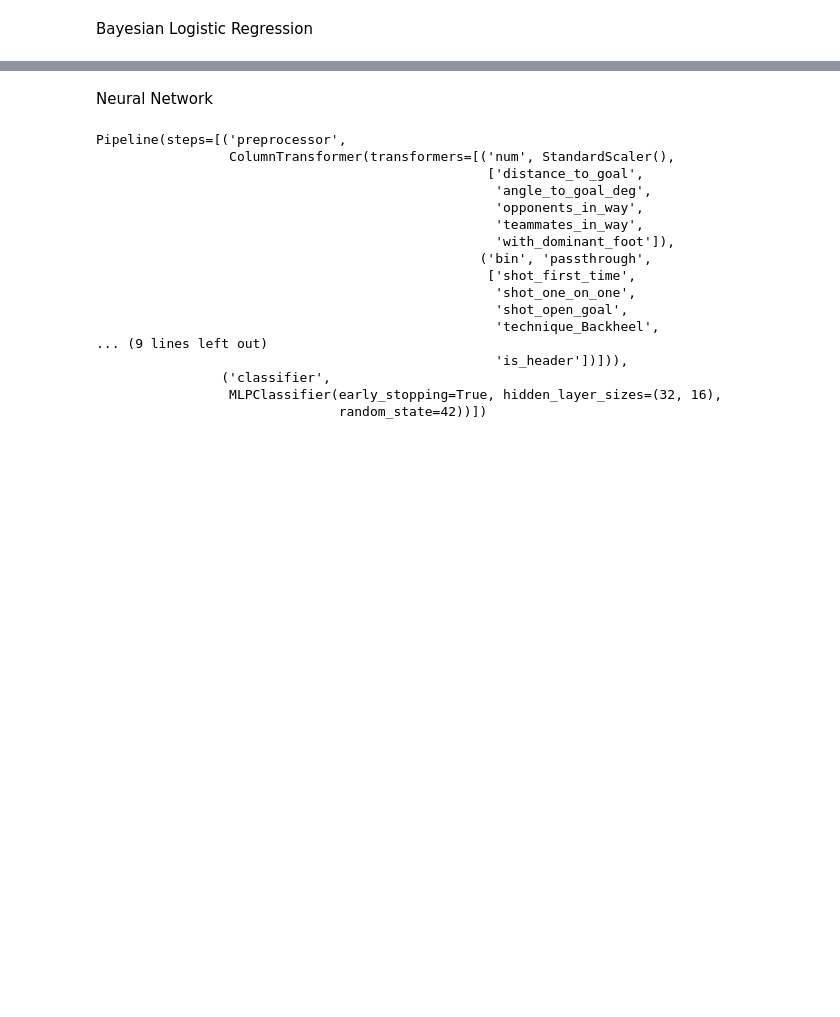
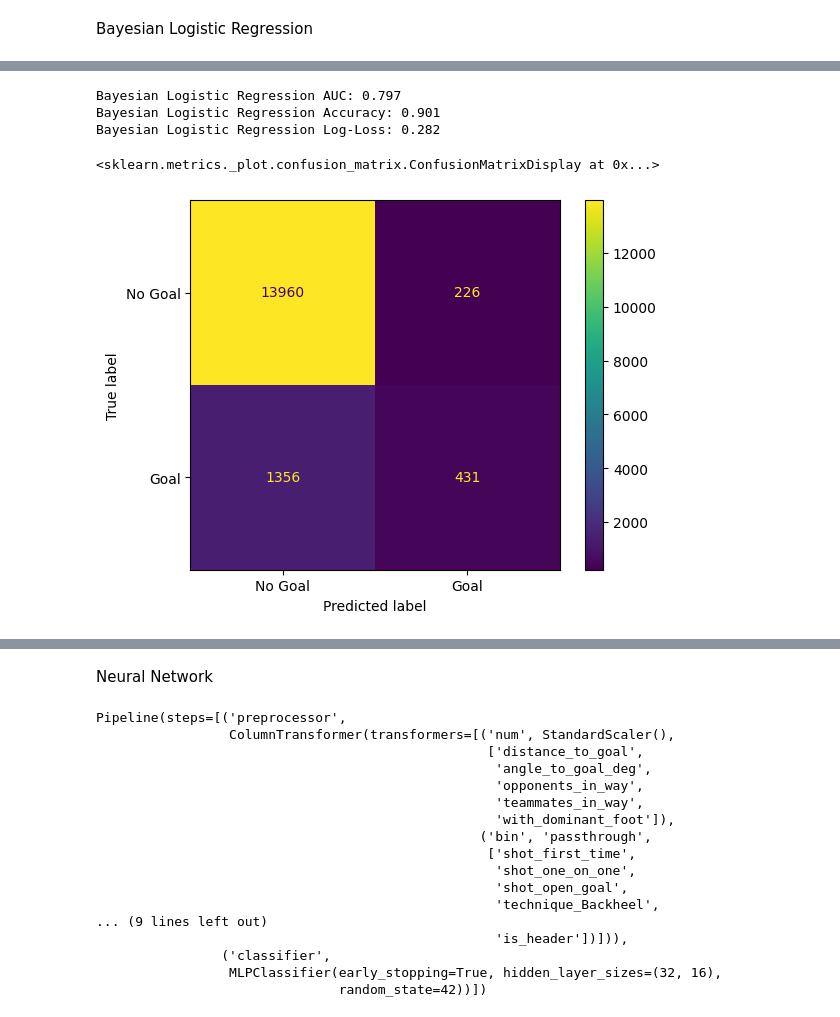
Before and after one commit to arne2204/Probabilistic-Machine-Learning_lecture-PROJECTS, a Jupyter notebook: projects/08-1SHXXXX_football_analytics/notebooks/05_model_training_and_evaluation.ipynb, the cells around one changed output, grey strips where cells are left out. Cells and saved outputs as stored; diff of their text form; code cells hidden in the pictures; blank space fills up the shorter version.

Commit message:
Add bayesian logisitc regression pipeline

```diff
--- a/projects/08-1SHXXXX_football_analytics/notebooks/05_model_training_and_evaluation.ipynb
+++ b/projects/08-1SHXXXX_football_analytics/notebooks/05_model_training_and_evaluation.ipynb
@@ -609,0 +651,46 @@ az.summary(trace, var_names=["intercept", "coeffs"], hdi_prob=0.95)
+# %%
+# Get posterior samples for intercept and coefficients
+intercept_samples = trace_quick.posterior["intercept"].stack(samples=("chain", "draw")).values  # shape: (n_samples,)
+coeff_samples = trace_quick.posterior["coeffs"].stack(samples=("chain", "draw")).values  # shape: (n_features, n_samples)
+
+# Prepare X_test
+X_test_bayes = X_test_scaled.astype(np.float32)  # make sure it's scaled as in training
+
+# Reshape intercept to shape (n_samples, 1) for broadcasting across n_test points
+intercept_samples_2d = intercept_samples[:, np.newaxis]  # shape: (n_samples, 1)
+
+# Compute linear combinations for each posterior sample
+# coeff_samples.T: (n_samples, n_features) dot X_test_bayes.T: (n_features, n_test) → (n_samples, n_test)
+linpreds = intercept_samples_2d + np.dot(coeff_samples.T, X_test_bayes.T)  # shape: (n_samples, n_test)
+
+# Apply sigmoid to get probabilities
+probs = 1 / (1 + np.exp(-linpreds))  # shape: (n_samples, n_test)
+
+# Average over samples to get mean predictive probability per test point
+mean_probs = probs.mean(axis=0)  # shape: (n_test,)
+# %%
+from sklearn.metrics import roc_auc_score, accuracy_score, log_loss, confusion_matrix, ConfusionMatrixDisplay, precision_recall_fscore_support
+
+# Choose threshold
+threshold = 0.5
+y_pred_bayes = (mean_probs >= threshold).astype(int)
+
+# Metrics
+auc = roc_auc_score(y_test, mean_probs)
+acc = accuracy_score(y_test, y_pred_bayes)
+ll = log_loss(y_test, mean_probs)
+
+print(f"Bayesian Logistic Regression AUC: {auc:.3f}")
+print(f"Bayesian Logistic Regression Accuracy: {acc:.3f}")
+print(f"Bayesian Logistic Regression Log-Loss: {ll:.3f}")
+
+# Confusion Matrix
+cm = confusion_matrix(y_test, y_pred_bayes)
+disp = ConfusionMatrixDisplay(confusion_matrix=cm, display_labels=["No Goal", "Goal"])
+disp.plot(values_format='d')
+# %% [output]
+Bayesian Logistic Regression AUC: 0.797
+Bayesian Logistic Regression Accuracy: 0.901
+Bayesian Logistic Regression Log-Loss: 0.282
+<sklearn.metrics._plot.confusion_matrix.ConfusionMatrixDisplay at 0x...>
+[figure, added]
```
Also changed, not shown: parts of 13 cells of this notebook.
